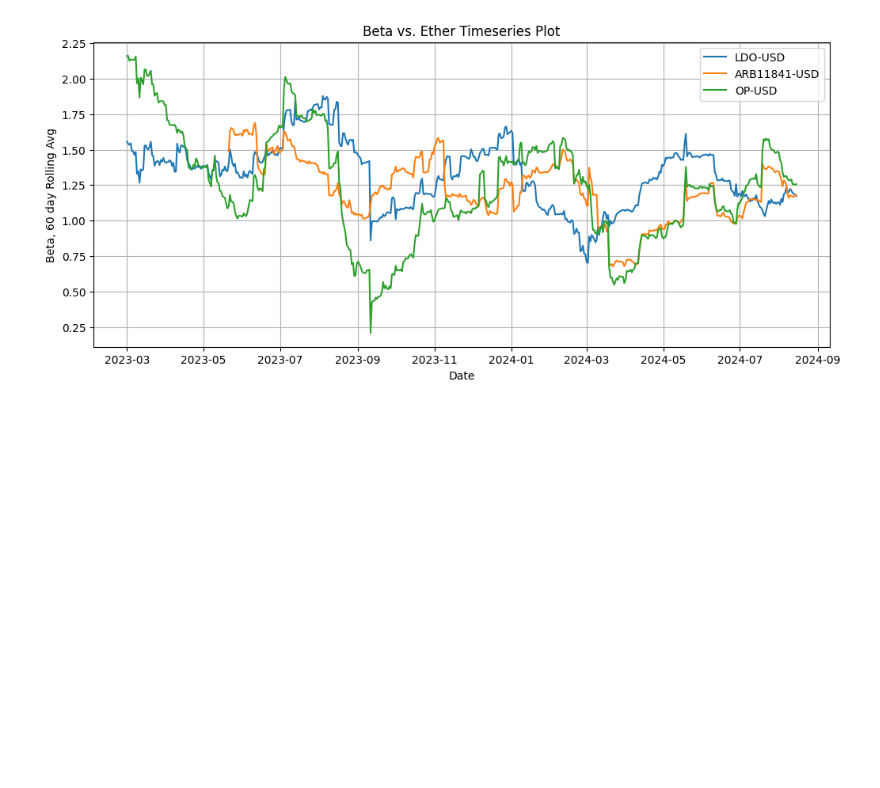
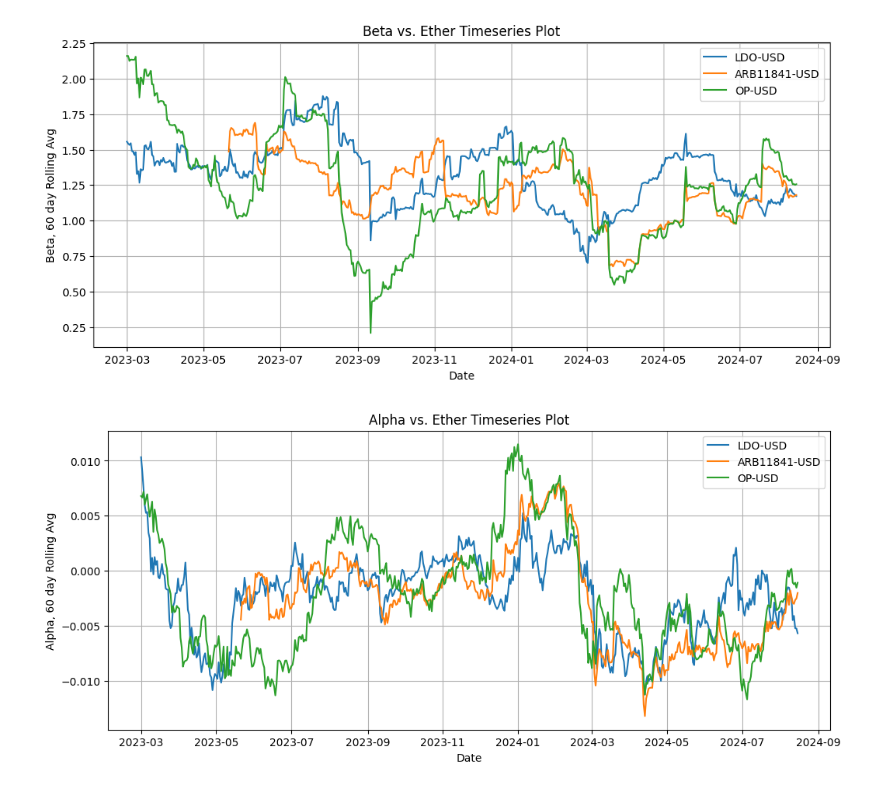
Before and after one commit to SlavkoMuzdeka/Very-Eary-Ventures---Beta-Analysis, a Jupyter notebook: beta_eda.ipynb, the cells around one changed output. Drawn from its saved outputs; the diff is of its cells as text; code cells hidden in the pictures; blank space fills up the shorter version.

```diff
--- a/beta_eda.ipynb
+++ b/beta_eda.ipynb
@@ -835,2 +841,6 @@ plt = show_timeseries_plot(beta_df, ['LDO-USD', 'ARB11841-USD', 'OP-USD'])
 # %% [output]
 [figure]
+# %%
+plt = show_timeseries_plot(alpha_df, ['LDO-USD', 'ARB11841-USD', 'OP-USD'], 'Alpha')
+# %% [output]
+[figure, added]
```
Also changed, not shown: parts of 4 cells of this notebook, 1 other file.
